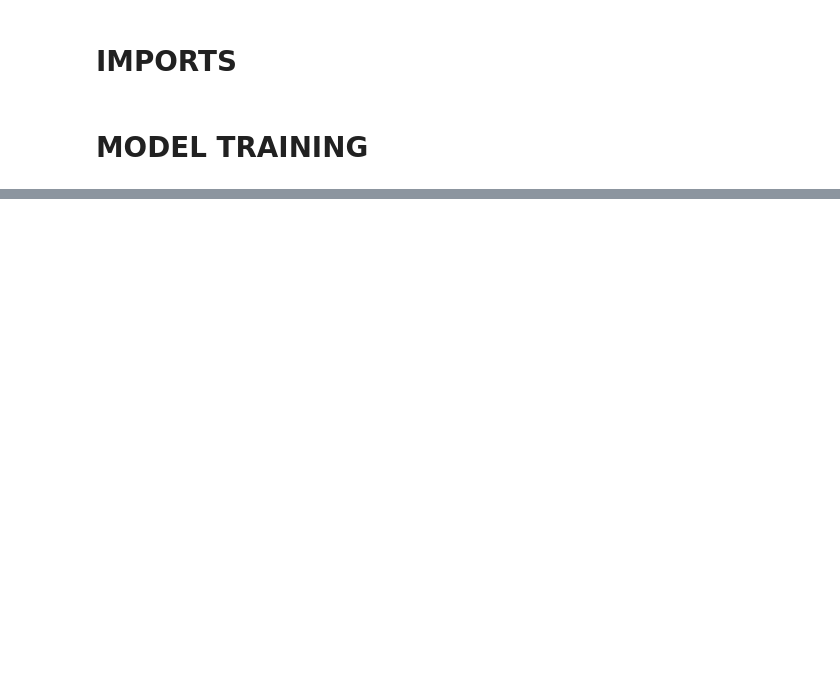
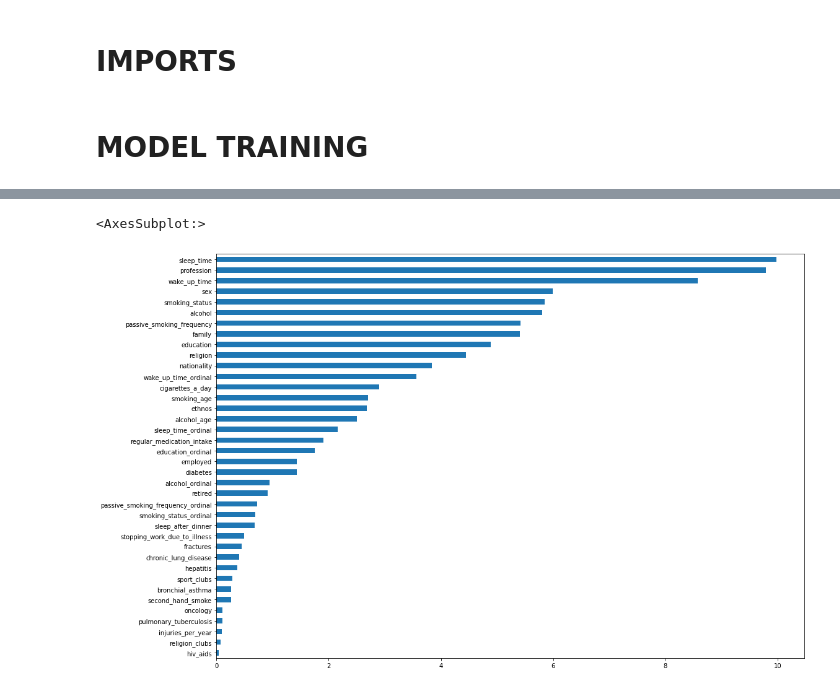
Before and after one commit to ashimko/yar_digital_breakthrough_2022, a Jupyter notebook: notebooks/pipelines/catboost_extcv.ipynb, the cells around one changed output, grey strips where cells are left out. Cells and saved outputs as stored; diff of their text form; code cells hidden in the pictures; blank space fills up the shorter version.

```diff
--- a/notebooks/pipelines/catboost_extcv.ipynb
+++ b/notebooks/pipelines/catboost_extcv.ipynb
@@ -35,0 +92,2 @@ X_train, Y_train = train.drop(cfg.TARGETS, axis=1), train[cfg.TARGETS]
+# %%
+fi = pd.Series(data=clf.feature_importances_, index=clf.feature_names_)
@@ -35,0 +127,5 @@ X_train, Y_train = train.drop(cfg.TARGETS, axis=1), train[cfg.TARGETS]
+# %%
+fi.sort_values().plot(kind='barh', figsize=(17,12))
+# %% [output]
+<AxesSubplot:>
+[figure, added]
```
Also changed, not shown: parts of 37 cells of this notebook, 10 other files.
